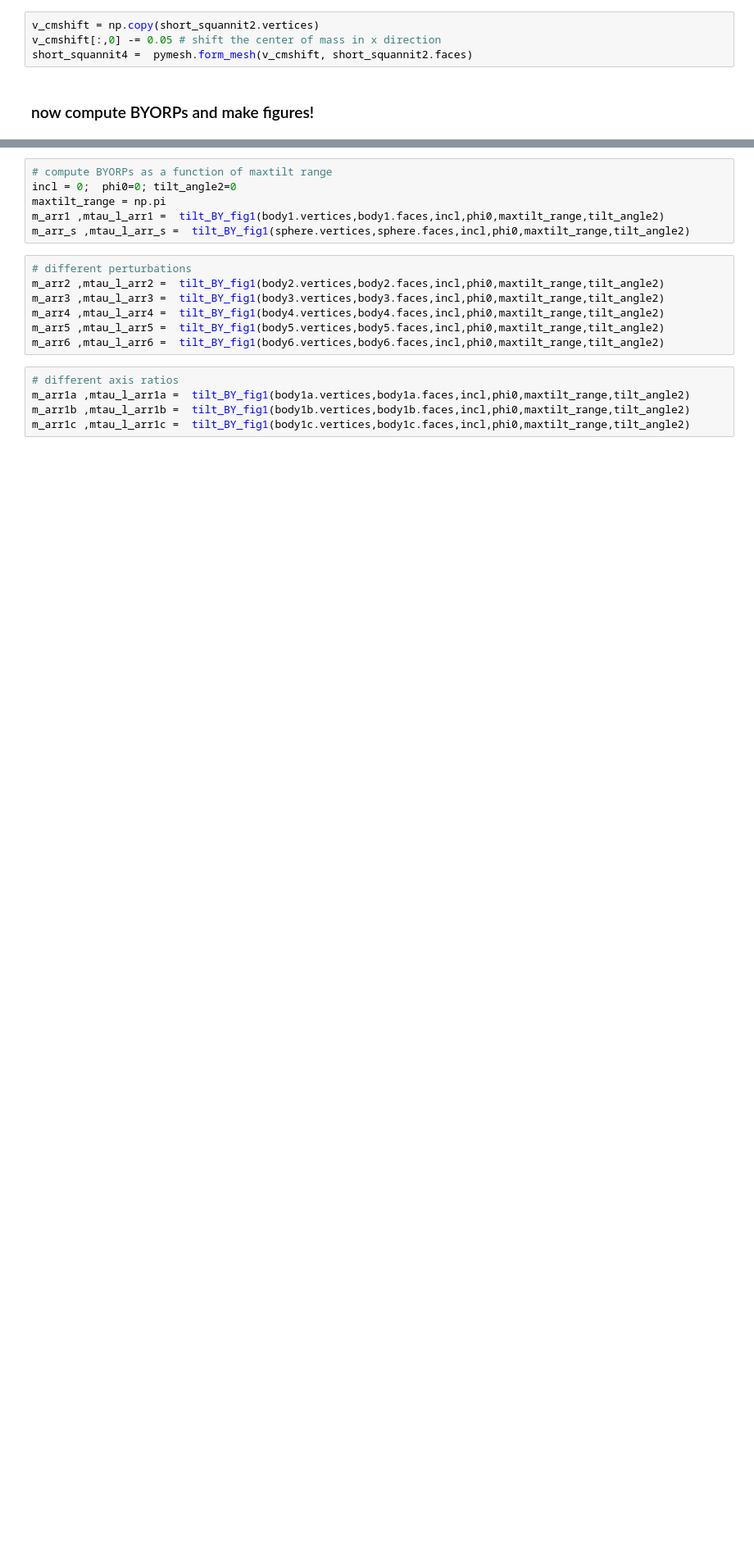
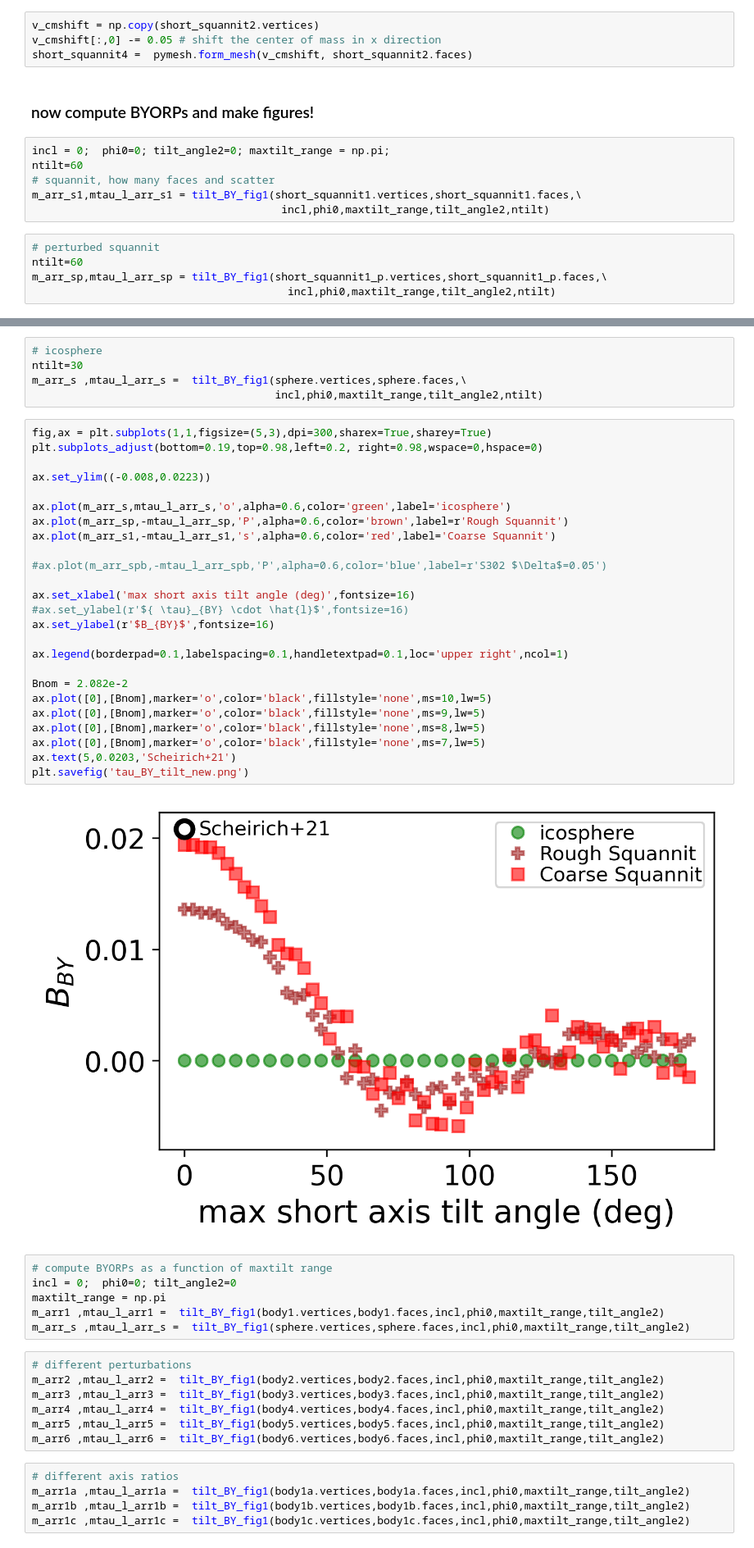
Before and after one commit to aquillen/asteroid_binary, a Jupyter notebook: myexamples/pylab/BYORP7.ipynb, the cells around one changed output, grey strips where cells are left out. Shown at 82% size. Drawn from its saved outputs; the diff is of its cells as text; blank space fills up the shorter version.

```diff
--- a/myexamples/pylab/BYORP7.ipynb
+++ b/myexamples/pylab/BYORP7.ipynb
@@ -713,3 +735,14 @@ v_cmshift[:,0] -= 0.05 # shift the center of mass in x direction
 short_squannit4 =  pymesh.form_mesh(v_cmshift, short_squannit2.faces)
 # %% [markdown]
 ### now compute BYORPs and make figures!
+# %%
+incl = 0;  phi0=0; tilt_angle2=0; maxtilt_range = np.pi;
+ntilt=60
+# squannit, how many faces and scatter
+m_arr_s1,mtau_l_arr_s1 = tilt_BY_fig1(short_squannit1.vertices,short_squannit1.faces,\
+                                       incl,phi0,maxtilt_range,tilt_angle2,ntilt)
+# %%
+# perturbed squannit
+ntilt=60
+m_arr_sp,mtau_l_arr_sp = tilt_BY_fig1(short_squannit1_p.vertices,short_squannit1_p.faces,\
+                                        incl,phi0,maxtilt_range,tilt_angle2,ntilt)
@@ -716,3 +753,35 @@ short_squannit4 =  pymesh.form_mesh(v_cmshift, short_squannit2.faces)
+# %%
+# icosphere
+ntilt=30
+m_arr_s ,mtau_l_arr_s =  tilt_BY_fig1(sphere.vertices,sphere.faces,\
+                                      incl,phi0,maxtilt_range,tilt_angle2,ntilt)
+# %%
+fig,ax = plt.subplots(1,1,figsize=(5,3),dpi=300,sharex=True,sharey=True)
+plt.subplots_adjust(bottom=0.19,top=0.98,left=0.2, right=0.98,wspace=0,hspace=0)
+
+ax.set_ylim((-0.008,0.0223))
+
+ax.plot(m_arr_s,mtau_l_arr_s,'o',alpha=0.6,color='green',label='icosphere')
+ax.plot(m_arr_sp,-mtau_l_arr_sp,'P',alpha=0.6,color='brown',label=r'Rough Squannit')
+ax.plot(m_arr_s1,-mtau_l_arr_s1,'s',alpha=0.6,color='red',label='Coarse Squannit')
+
+#ax.plot(m_arr_spb,-mtau_l_arr_spb,'P',alpha=0.6,color='blue',label=r'S302 $\Delta$=0.05')
+
+ax.set_xlabel('max short axis tilt angle (deg)',fontsize=16)
+#ax.set_ylabel(r'${ \tau}_{BY} \cdot \hat{l}$',fontsize=16)
+ax.set_ylabel(r'$B_{BY}$',fontsize=16)
+
+ax.legend(borderpad=0.1,labelspacing=0.1,handletextpad=0.1,loc='upper right',ncol=1)
+
+Bnom = 2.082e-2
+ax.plot([0],[Bnom],marker='o',color='black',fillstyle='none',ms=10,lw=5)
+ax.plot([0],[Bnom],marker='o',color='black',fillstyle='none',ms=9,lw=5)
+ax.plot([0],[Bnom],marker='o',color='black',fillstyle='none',ms=8,lw=5)
+ax.plot([0],[Bnom],marker='o',color='black',fillstyle='none',ms=7,lw=5)
+ax.text(5,0.0203,'Scheirich+21')
+plt.savefig('tau_BY_tilt_new.png')
+# %% [output]
+[figure, added]
 # %%
 # compute BYORPs as a function of maxtilt range
 incl = 0;  phi0=0; tilt_angle2=0
```
Also changed, not shown: parts of 17 cells of this notebook.
